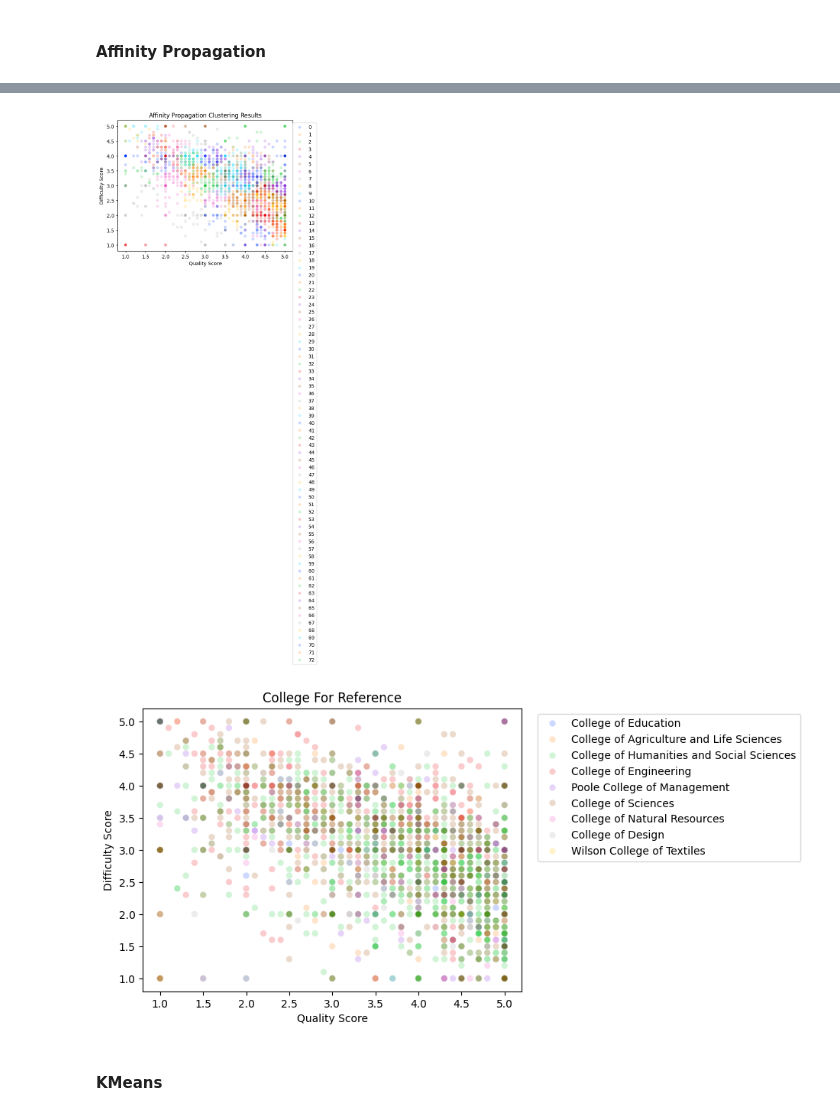
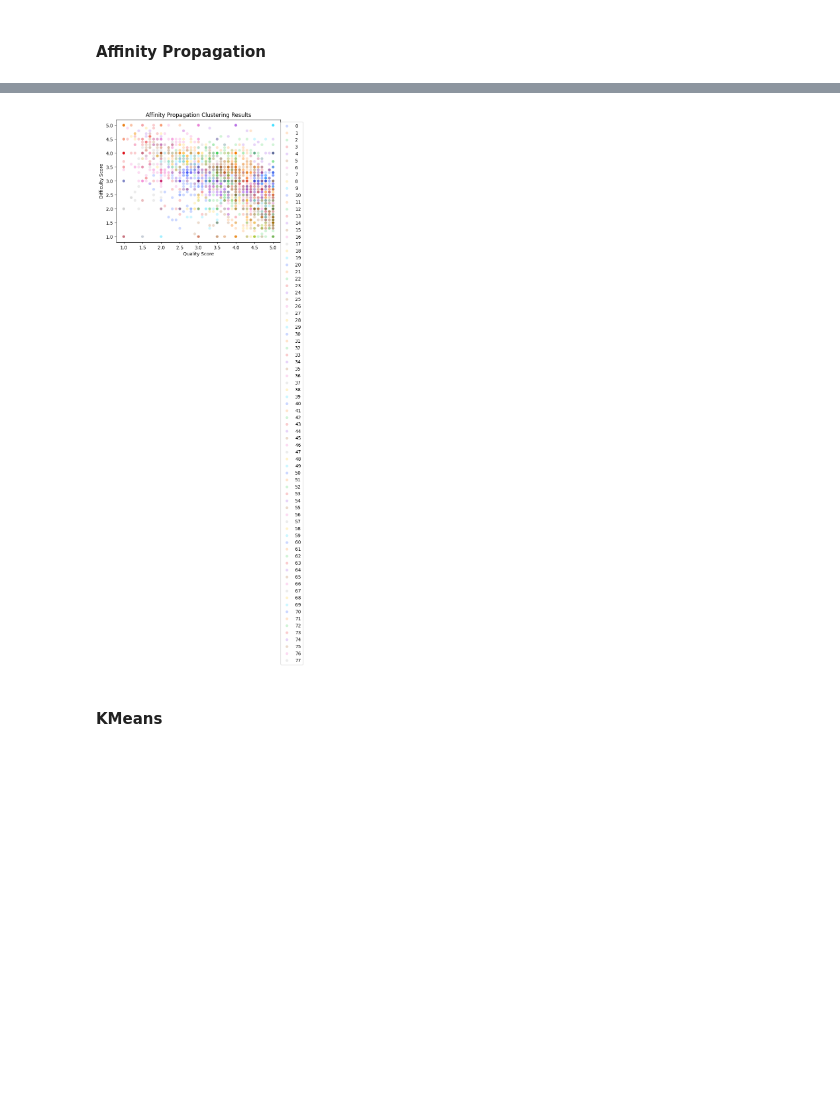
Before and after one commit to BrandonTroy/professor-clustering-analysis, a Jupyter notebook: pipeline.ipynb, the cells around one changed output, grey strips where cells are left out. Cells and saved outputs as stored; diff of their text form; code cells hidden in the pictures; blank space fills up the shorter version.

```diff
--- a/pipeline.ipynb
+++ b/pipeline.ipynb
@@ -394,18 +395,17 @@ GridSearchCV(estimator=Pipeline(steps=[('pca', PCA()),
 # %%
 best_affinity = Pipeline([
     ('scaler', StandardScaler()),
-    ('pca', PCA()),
-    ('ap', AffinityPropagation(random_state=random_seed))])
+    ('pca', PCA(n_components=3)),
+    ('ap', AffinityPropagation(damping=0.8, random_state=random_seed))])
 output = best_affinity.fit_predict(X)
 sns.scatterplot(x=X['Quality Score'], y=X['Difficulty Score'], hue=output, palette='bright', alpha=0.2)
 plt.legend(bbox_to_anchor=(1.15, 1), loc='upper right')
 plt.title("Affinity Propagation Clustering Results")
 plt.xlabel("Quality Score")
 plt.ylabel("Difficulty Score")
 plt.show()
 # %% [output]
-[figure, old version]
+[figure, new version]
-[figure, removed]
 # %% [markdown]
 #### KMeans
 # %%
```
Also changed, not shown: parts of 5 cells of this notebook.
